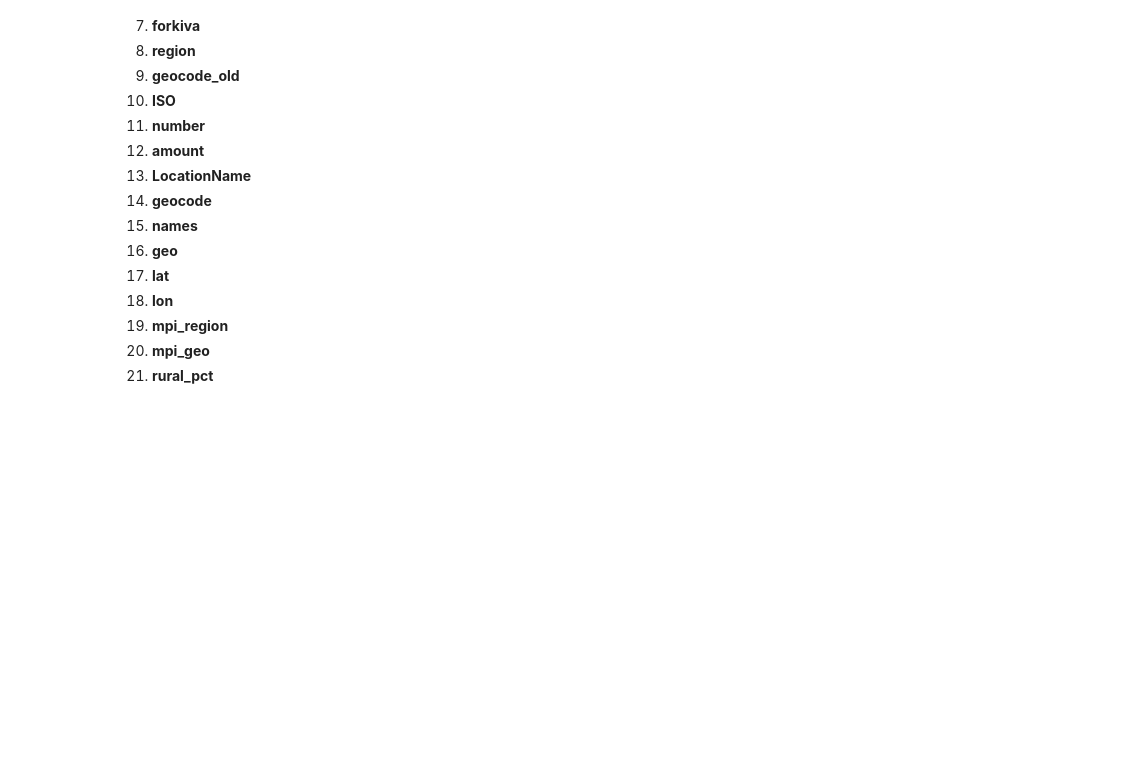
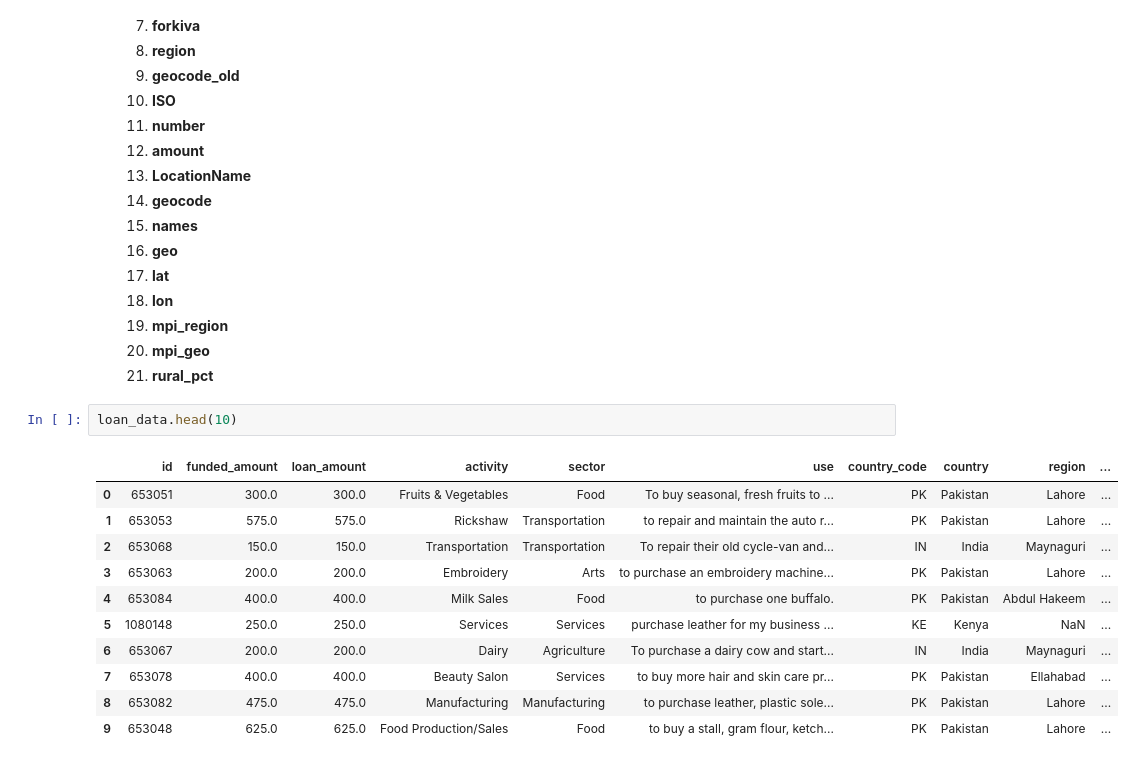
Before and after one commit to masterpython4ds/assignment-1-CeeThinwa, a Jupyter notebook: KIVA Analysis.ipynb, the cells around one changed output. Saved outputs shown, nothing was run; the diff lists cells and outputs as text; blank space fills up the shorter version.

```diff
--- a/KIVA Analysis.ipynb
+++ b/KIVA Analysis.ipynb
@@ -102,3 +102,17 @@ There are four data sources provided by Kiva:
    19. **mpi_region**
    20. **mpi_geo**
    21. **rural_pct**
+# %%
+loan_data.head(10)
+# %% [output]
+|  | id | funded_amount | loan_amount | activity | sector | use | country_code | country | region | ... |
+| 0 | 653051 | 300.0 | 300.0 | Fruits & Vegetables | Food | To buy seasonal, fresh fruits to ... | PK | Pakistan | Lahore | ... |
+| 1 | 653053 | 575.0 | 575.0 | Rickshaw | Transportation | to repair and maintain the auto r... | PK | Pakistan | Lahore | ... |
+| 2 | 653068 | 150.0 | 150.0 | Transportation | Transportation | To repair their old cycle-van and... | IN | India | Maynaguri | ... |
+| 3 | 653063 | 200.0 | 200.0 | Embroidery | Arts | to purchase an embroidery machine... | PK | Pakistan | Lahore | ... |
+| 4 | 653084 | 400.0 | 400.0 | Milk Sales | Food | to purchase one buffalo. | PK | Pakistan | Abdul Hakeem | ... |
+| 5 | 1080148 | 250.0 | 250.0 | Services | Services | purchase leather for my business ... | KE | Kenya | NaN | ... |
+| 6 | 653067 | 200.0 | 200.0 | Dairy | Agriculture | To purchase a dairy cow and start... | IN | India | Maynaguri | ... |
+| 7 | 653078 | 400.0 | 400.0 | Beauty Salon | Services | to buy more hair and skin care pr... | PK | Pakistan | Ellahabad | ... |
+| 8 | 653082 | 475.0 | 475.0 | Manufacturing | Manufacturing | to purchase leather, plastic sole... | PK | Pakistan | Lahore | ... |
+| 9 | 653048 | 625.0 | 625.0 | Food Production/Sales | Food | to buy a stall, gram flour, ketch... | PK | Pakistan | Lahore | ... |
```
Also changed, not shown: parts of 3 cells of this notebook.
